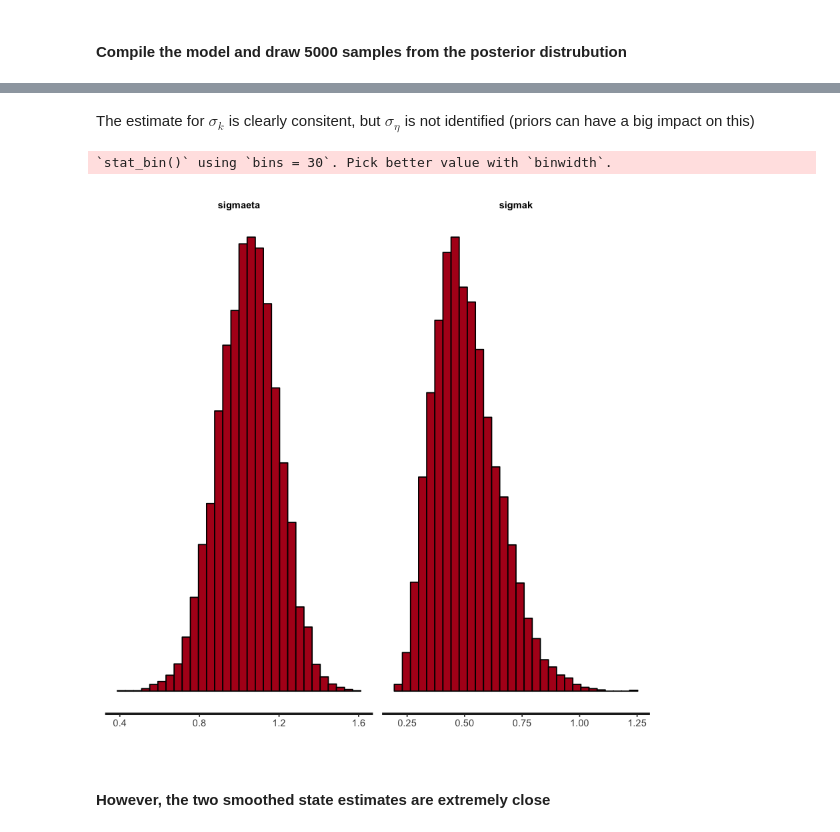
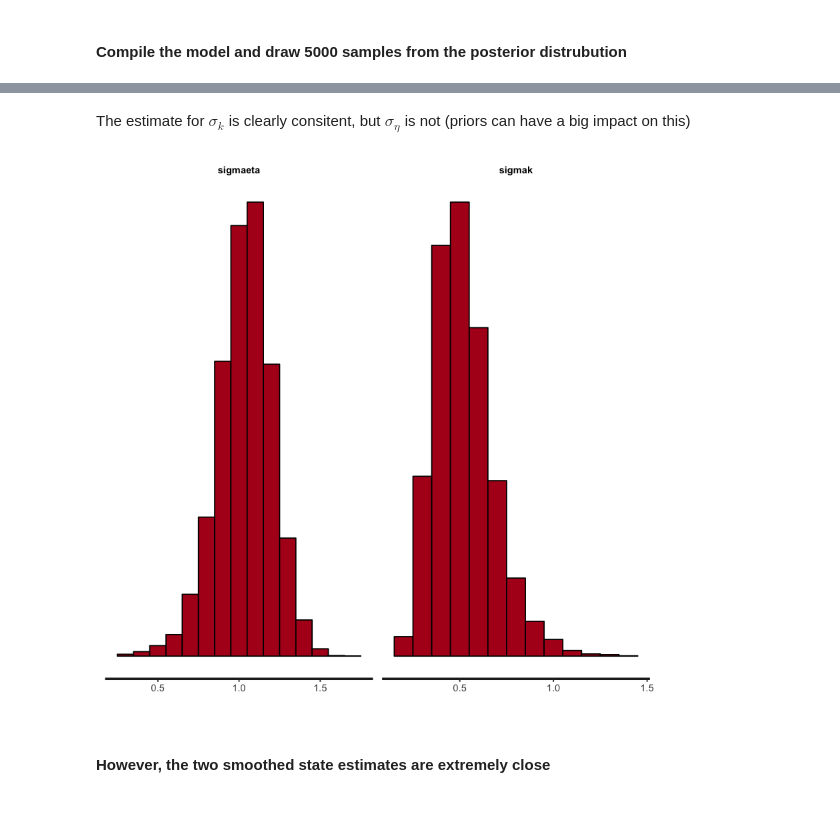
Before and after one commit to erikcs/kalman-stan, a Jupyter notebook: kalman-stan.ipynb, the cells around one changed output, grey strips where cells are left out. Drawn from its saved outputs; the diff is of its cells as text; code cells hidden in the pictures.

```diff
--- a/kalman-stan.ipynb
+++ b/kalman-stan.ipynb
@@ -170,10 +152,9 @@ In file included from /Library/Frameworks/R.framework/Versions/3.3/Resources/lib
 # %% [markdown]
-The estimate for $\sigma_k$ is clearly consitent, but $\sigma_\eta$ is not identified (priors can have a big impact on this)
+The estimate for $\sigma_k$ is clearly consitent, but $\sigma_\eta$ is not (priors can have a big impact on this)
 # %%
-stan_hist(fit, pars=c('sigmaeta', 'sigmak'))
+stan_hist(fit, pars=c('sigmaeta', 'sigmak'), binwidth=0.1)
 # %% [output]
-`stat_bin()` using `bins = 30`. Pick better value with `binwidth`.
-[figure, old version]
+[figure, new version]
 # %% [markdown]
 #### However, the two smoothed state estimates are extremely close
 # %% [markdown]
```
Also changed, not shown: parts of 1 cell of this notebook, 1 other file.
